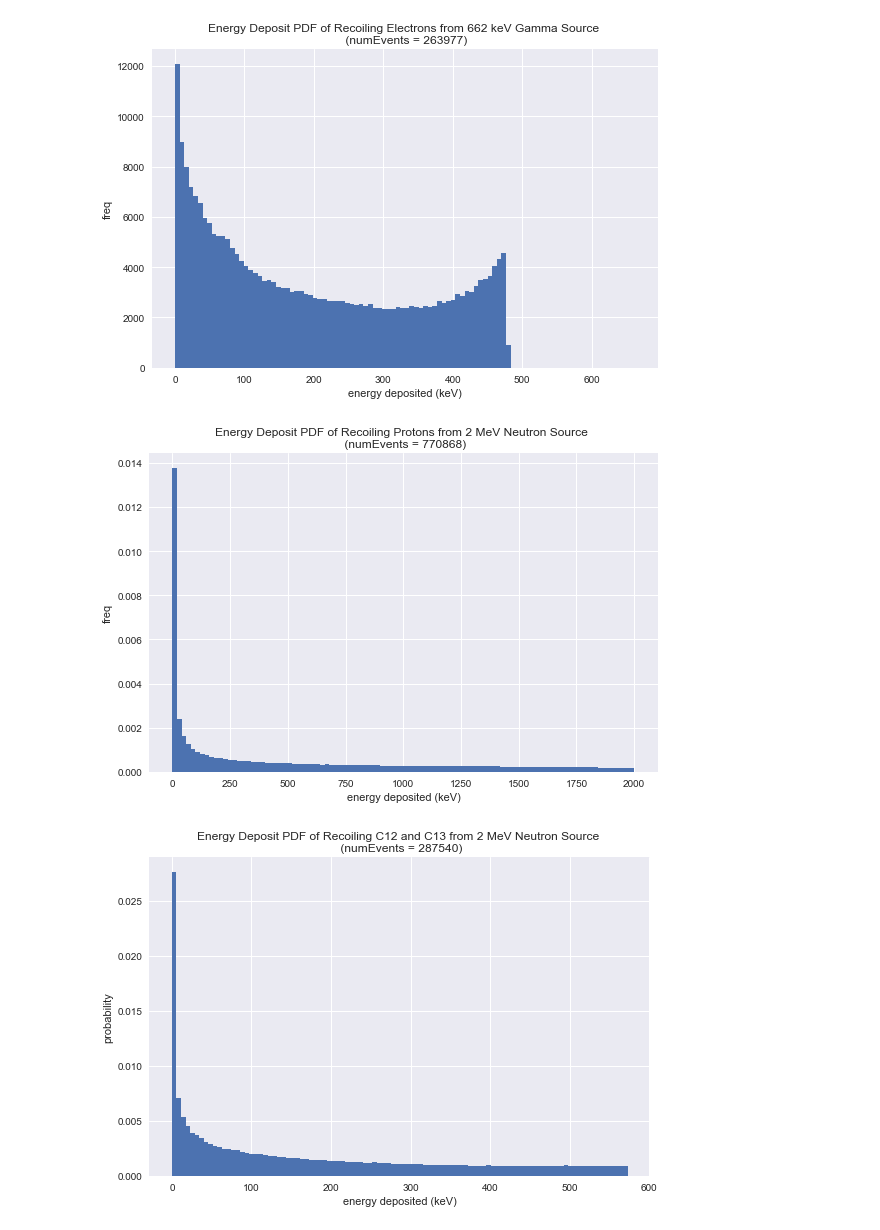
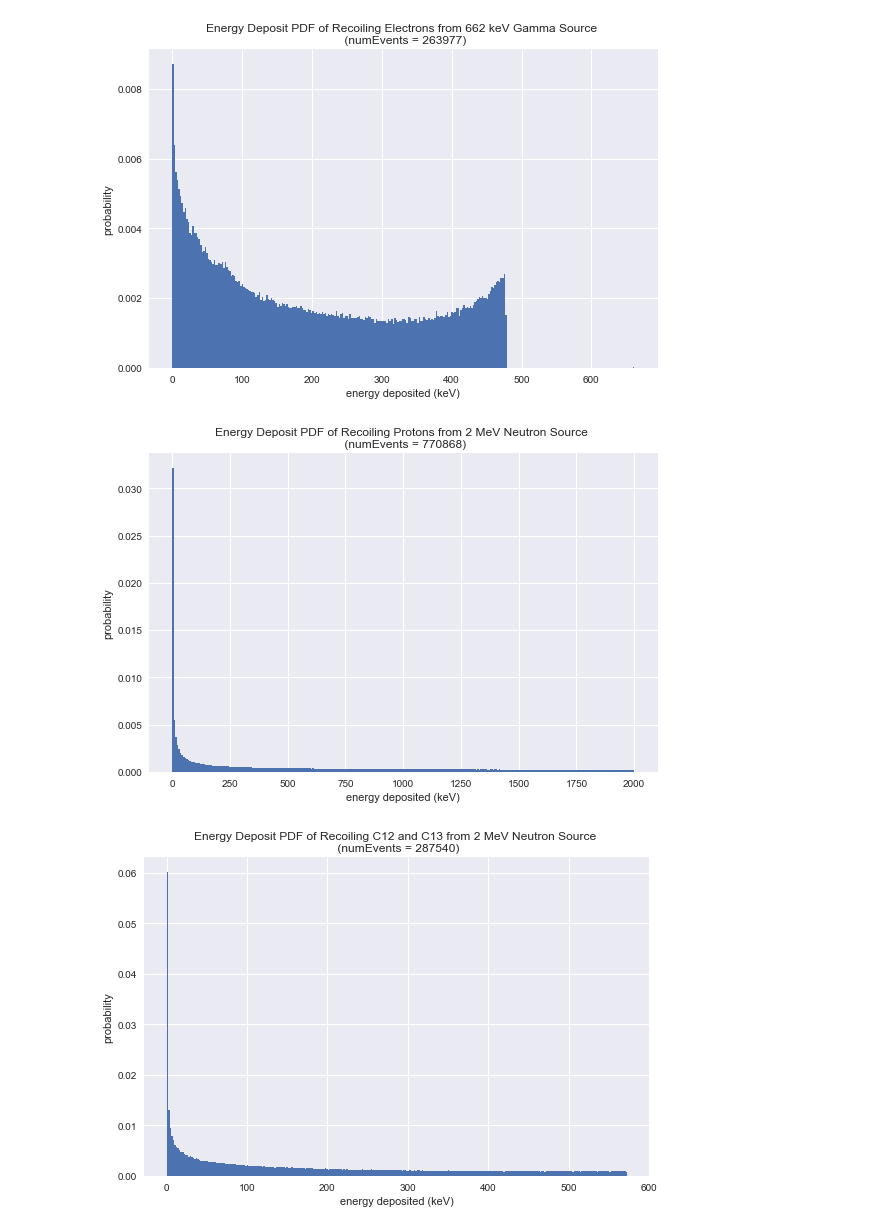
Before and after one commit to JamesMcGreivy/scintillator-neutron-detection, a Jupyter notebook: Jupyter/EJ309.ipynb, the cells around one changed output. Cells and saved outputs as stored; diff of their text form; code cells hidden in the pictures.

Commit message:
Finished Edep Plots

```diff
--- a/Jupyter/EJ309.ipynb
+++ b/Jupyter/EJ309.ipynb
@@ -26,29 +26,29 @@ electronDepo = np.array(list(nData[0]['e-'].values()))
 protonDepo = np.array(list(nData[1]['proton'].values()))
 carbonDepo = np.append(list(nData[1]['C12'].values()), list(nData[1]['C13'].values()))
 # %%
-plt.hist(electronDepo / 1000.0, bins = 100)
+plt.hist(electronDepo / 1000.0, bins = 300, density = True)
 plt.xlabel("energy deposited (keV)")
-plt.ylabel("freq")
+plt.ylabel("probability")
 plt.title("Energy Deposit PDF of Recoiling Electrons from 662 keV Gamma Source \n (numEvents = " + str(len(electronDepo)) + ")")
 plt.tight_layout()
 plt.savefig("Edep/electrons.eps")
 # %% [output]
-[figure, old version]
+[figure, new version]
 # %%
-plt.hist(protonDepo / 1000, bins = 100, density = True)
+plt.hist(protonDepo / 1000, bins = 300, density = True)
 plt.xlabel("energy deposited (keV)")
-plt.ylabel("freq")
+plt.ylabel("probability")
 plt.title("Energy Deposit PDF of Recoiling Protons from 2 MeV Neutron Source \n (numEvents = " + str(len(protonDepo)) + ")")
 plt.tight_layout()
 plt.savefig("Edep/protons.eps")
 # %% [output]
-[figure, old version]
+[figure, new version]
 # %%
-plt.hist(carbonDepo / 1000.0, bins = 100, density = True)
+plt.hist(carbonDepo / 1000.0, bins = 300, density = True)
 plt.xlabel("energy deposited (keV)")
 plt.ylabel("probability")
 plt.title("Energy Deposit PDF of Recoiling C12 and C13 from 2 MeV Neutron Source \n (numEvents = " + str(len(carbonDepo)) + ")")
 plt.tight_layout()
 plt.savefig("Edep/carbon.eps")
 # %% [output]
-[figure, old version]
+[figure, new version]
```
Also changed, not shown: 5 other files.
